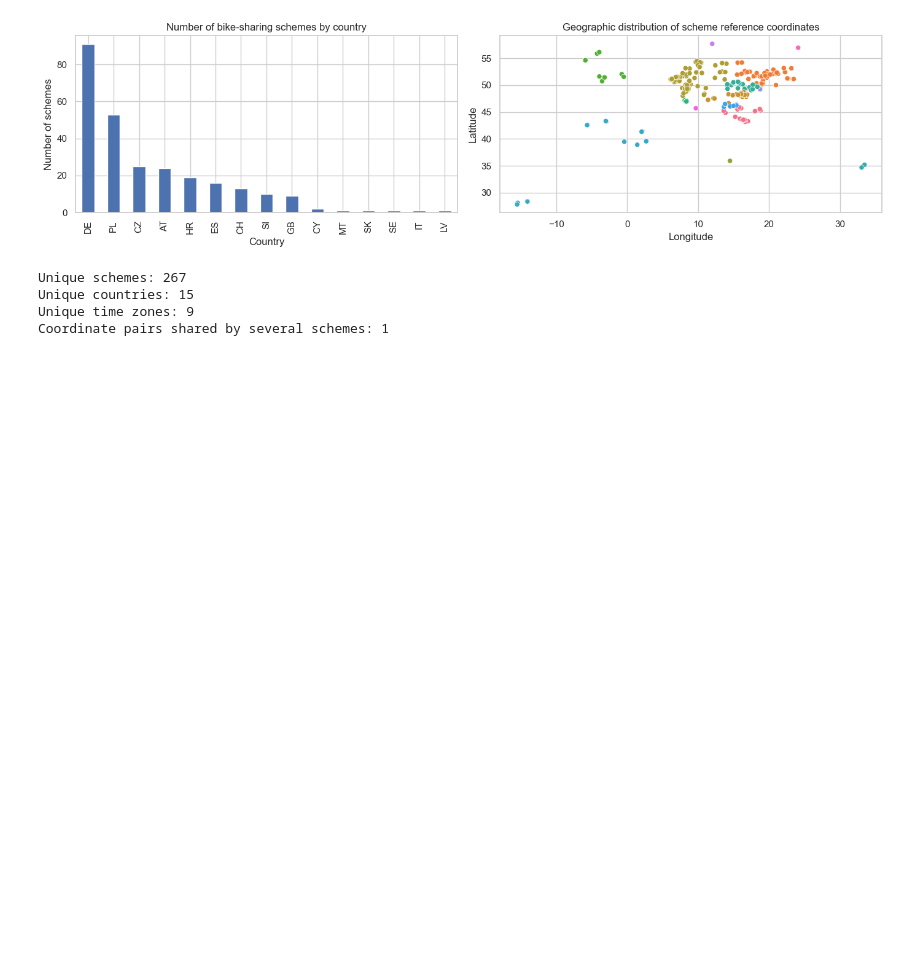
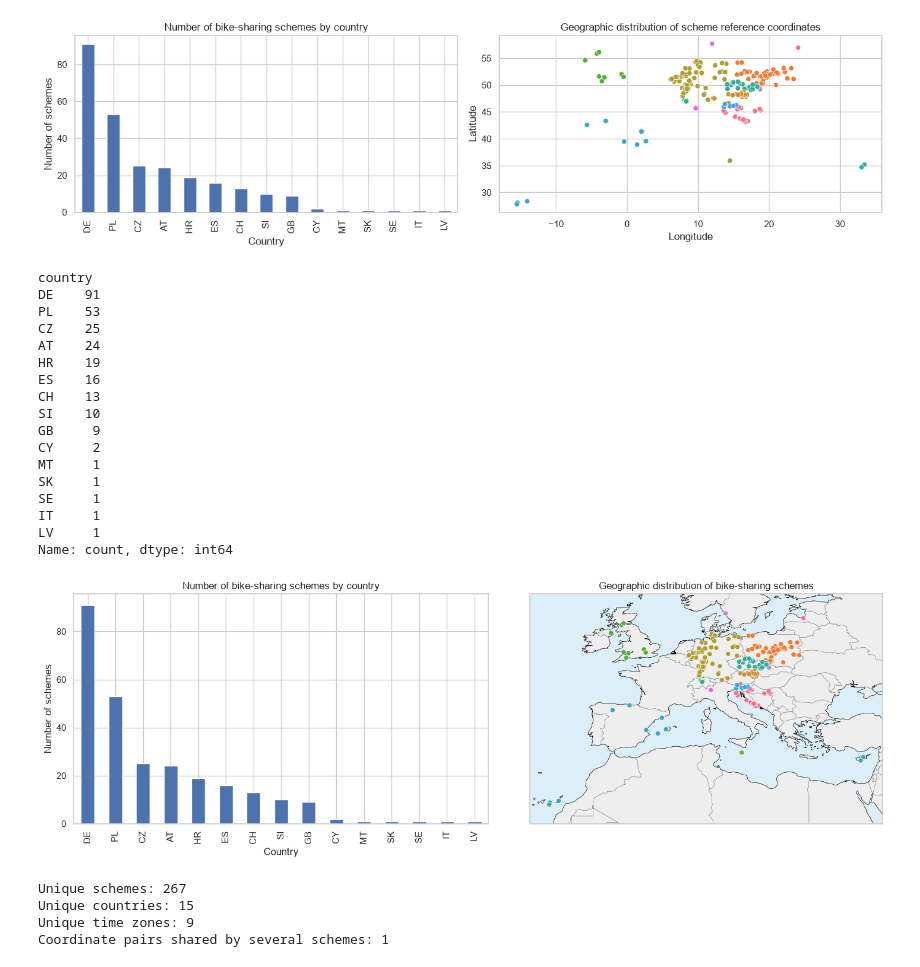
Before and after one commit to Memeel/ML_Challenge, a Jupyter notebook: notebook/FML_challenge_VFinal.ipynb, the cells around one changed output. Drawn from its saved outputs; the diff is of its cells as text; code cells hidden in the pictures; blank space fills up the shorter version.

Commit message:
feat: add geographic basemap to bike-sharing visualization

```diff
--- a/notebook/FML_challenge_VFinal.ipynb
+++ b/notebook/FML_challenge_VFinal.ipynb
@@ -556,6 +559,73 @@ IT     1
 LV     1
 Name: count, dtype: int64
 [figure]
+# %%
+country_counts = city["country"].value_counts()
+display(country_counts)
+
+# Display the number of bike-sharing schemes by country and their geographic distribution on a map.
+fig = plt.figure(figsize=(15, 5))
+
+# First graph: number of bike-sharing schemes by country
+ax1 = fig.add_subplot(1, 2, 1)
+
+country_counts.plot(
+    kind="bar",
+    ax=ax1,
+    title="Number of bike-sharing schemes by country",
+    xlabel="Country",
+    ylabel="Number of schemes"
+)
+
+# Second graph: geographic distribution map use of Cartopy for better visualization
+ax2 = fig.add_subplot(
+    1, 2, 2,
+    projection=ccrs.PlateCarree()
+)
+
+# Add map features
+ax2.add_feature(cfeature.LAND, facecolor="#eeeeee")
+ax2.add_feature(cfeature.OCEAN, facecolor="#dceef7")
+ax2.add_feature(cfeature.BORDERS, edgecolor="gray", linewidth=0.5)
+ax2.add_feature(cfeature.COASTLINE, linewidth=0.5)
+
+# Plot the geographic distribution of bike-sharing schemes
+sns.scatterplot(data=city,x="lon",y="lat",hue="country",legend=False,s=35,ax=ax2,transform=ccrs.PlateCarree(),zorder=3)
+
+# We set the extent of the map to see the distribution of bike-sharing schemes more clearly, here it will be a map of Europe
+ax2.set_extent(
+    [
+        city["lon"].min() - 3,
+        city["lon"].max() + 3,
+        city["lat"].min() - 3,
+        city["lat"].max() + 3
+    ],
+    crs=ccrs.PlateCarree()
+)
+
+ax2.set_title("Geographic distribution of bike-sharing schemes")
+
+plt.tight_layout()
+plt.show()
+# %% [output]
+country
+DE    91
+PL    53
+CZ    25
+AT    24
+HR    19
+ES    16
+CH    13
+SI    10
+GB     9
+CY     2
+MT     1
+SK     1
+SE     1
+IT     1
+LV     1
+Name: count, dtype: int64
+[figure, added]
 # %%
 print("Unique schemes:", city["id"].nunique())
 print("Unique countries:", city["country"].nunique())
```
Also changed, not shown: parts of 14 cells of this notebook, 1 other file.
